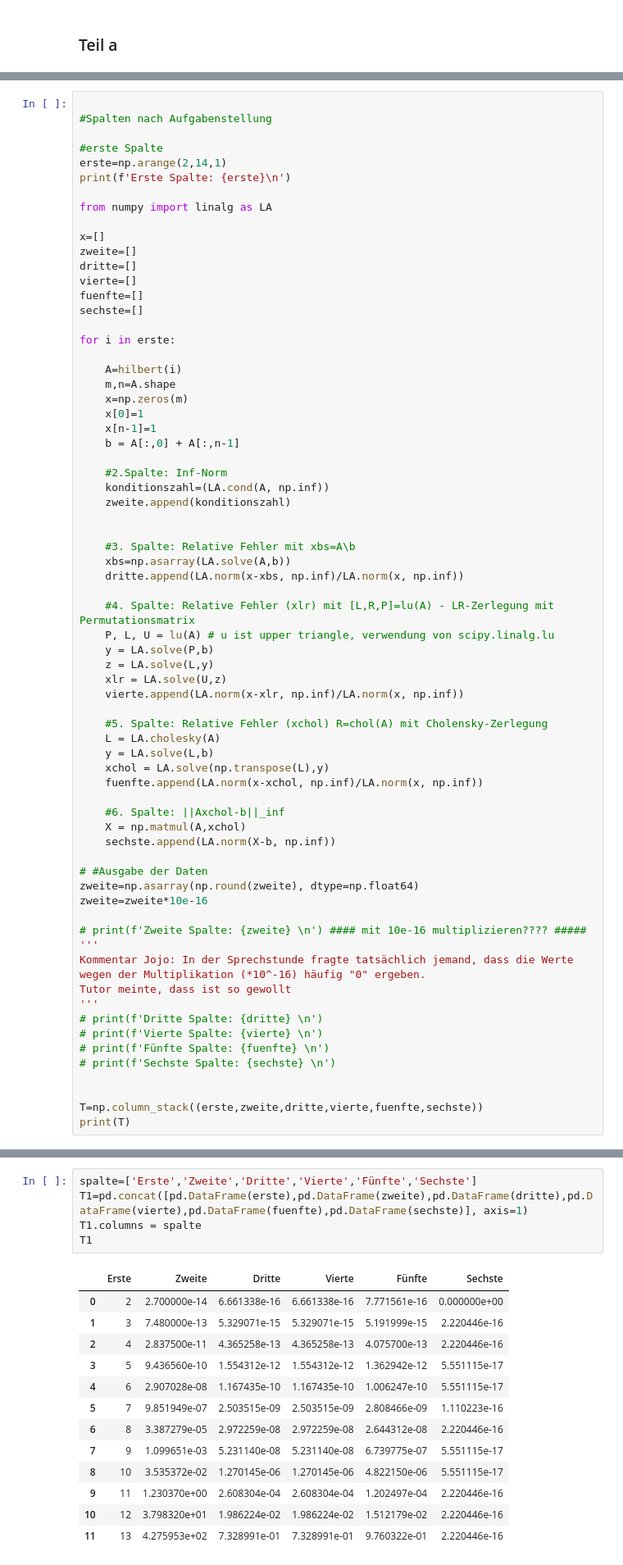
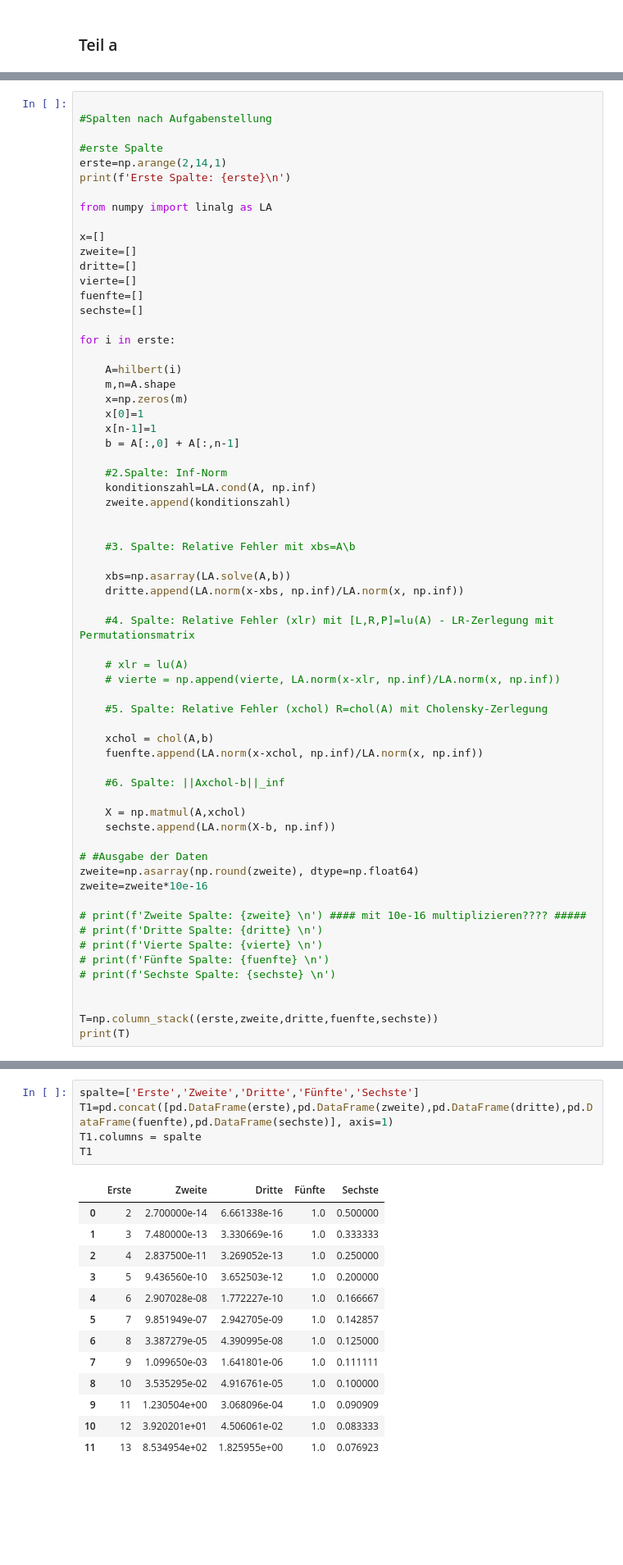
Before and after one commit to Javiermateor/Numerische-Mathematik-I-fuer-Ingenieure, a Jupyter notebook: HA2.ipynb, the cells around one changed output, grey strips where cells are left out. Shown at 82% size. Saved outputs shown, nothing was run; the diff lists cells and outputs as text; blank space fills up the shorter version.

```diff
--- a/HA2.ipynb
+++ b/HA2.ipynb
@@ -36,28 +82,27 @@ for i in erste:
     b = A[:,0] + A[:,n-1]
 
     #2.Spalte: Inf-Norm
-    konditionszahl=(LA.cond(A, np.inf))
+    konditionszahl=LA.cond(A, np.inf)
     zweite.append(konditionszahl)
 
 
     #3. Spalte: Relative Fehler mit xbs=A\b
+
     xbs=np.asarray(LA.solve(A,b))
     dritte.append(LA.norm(x-xbs, np.inf)/LA.norm(x, np.inf))
 
     #4. Spalte: Relative Fehler (xlr) mit [L,R,P]=lu(A) - LR-Zerlegung mit Permutationsmatrix
-    P, L, U = lu(A) # u ist upper triangle, verwendung von scipy.linalg.lu
-    y = LA.solve(P,b)
-    z = LA.solve(L,y)
-    xlr = LA.solve(U,z)
-    vierte.append(LA.norm(x-xlr, np.inf)/LA.norm(x, np.inf))
+
+    # xlr = lu(A)
+    # vierte = np.append(vierte, LA.norm(x-xlr, np.inf)/LA.norm(x, np.inf))
 
     #5. Spalte: Relative Fehler (xchol) R=chol(A) mit Cholensky-Zerlegung
-    L = LA.cholesky(A)
-    y = LA.solve(L,b)
-    xchol = LA.solve(np.transpose(L),y)
+
+    xchol = chol(A,b)
     fuenfte.append(LA.norm(x-xchol, np.inf)/LA.norm(x, np.inf))
 
     #6. Spalte: ||Axchol-b||_inf
+
     X = np.matmul(A,xchol)
     sechste.append(LA.norm(X-b, np.inf))
 
@@ -66,17 +111,13 @@ zweite=np.asarray(np.round(zweite), dtype=np.float64)
 zweite=zweite*10e-16
 
 # print(f'Zweite Spalte: {zweite} \n') #### mit 10e-16 multiplizieren???? #####
-'''
-Kommentar Jojo: In der Sprechstunde fragte tatsächlich jemand, dass die Werte wegen der Multiplikation (*10^-16) häufig "0" ergeben.
-Tutor meinte, dass ist so gewollt
-'''
 # print(f'Dritte Spalte: {dritte} \n')
 # print(f'Vierte Spalte: {vierte} \n')
 # print(f'Fünfte Spalte: {fuenfte} \n')
 # print(f'Sechste Spalte: {sechste} \n')
 
 
-T=np.column_stack((erste,zweite,dritte,vierte,fuenfte,sechste))
+T=np.column_stack((erste,zweite,dritte,fuenfte,sechste))
 print(T)
 # %% [output]
 Erste Spalte: [ 2  3  4  5  6  7  8  9 10 11 12 13]
@@ -99,22 +140,22 @@ Erste Spalte: [ 2  3  4  5  6  7  8  9 10 11 12 13]
 # %%
-spalte=['Erste','Zweite','Dritte','Vierte','Fünfte','Sechste']
-T1=pd.concat([pd.DataFrame(erste),pd.DataFrame(zweite),pd.DataFrame(dritte),pd.DataFrame(vierte),pd.DataFrame(fuenfte),pd.DataFrame(sechste)], axis=1)
+spalte=['Erste','Zweite','Dritte','Fünfte','Sechste']
+T1=pd.concat([pd.DataFrame(erste),pd.DataFrame(zweite),pd.DataFrame(dritte),pd.DataFrame(fuenfte),pd.DataFrame(sechste)], axis=1)
 T1.columns = spalte
 T1
 # %% [output]
-|  | Erste | Zweite | Dritte | Vierte | Fünfte | Sechste |
-| 0 | 2 | 2.700000e-14 | 6.661338e-16 | 6.661338e-16 | 7.771561e-16 | 0.000000e+00 |
-| 1 | 3 | 7.480000e-13 | 5.329071e-15 | 5.329071e-15 | 5.191999e-15 | 2.220446e-16 |
-| 2 | 4 | 2.837500e-11 | 4.365258e-13 | 4.365258e-13 | 4.075700e-13 | 2.220446e-16 |
-| 3 | 5 | 9.436560e-10 | 1.554312e-12 | 1.554312e-12 | 1.362942e-12 | 5.551115e-17 |
-| 4 | 6 | 2.907028e-08 | 1.167435e-10 | 1.167435e-10 | 1.006247e-10 | 5.551115e-17 |
-| 5 | 7 | 9.851949e-07 | 2.503515e-09 | 2.503515e-09 | 2.808466e-09 | 1.110223e-16 |
-| 6 | 8 | 3.387279e-05 | 2.972259e-08 | 2.972259e-08 | 2.644312e-08 | 2.220446e-16 |
-| 7 | 9 | 1.099651e-03 | 5.231140e-08 | 5.231140e-08 | 6.739775e-07 | 5.551115e-17 |
-| 8 | 10 | 3.535372e-02 | 1.270145e-06 | 1.270145e-06 | 4.822150e-06 | 5.551115e-17 |
-| 9 | 11 | 1.230370e+00 | 2.608304e-04 | 2.608304e-04 | 1.202497e-04 | 2.220446e-16 |
-| 10 | 12 | 3.798320e+01 | 1.986224e-02 | 1.986224e-02 | 1.512179e-02 | 2.220446e-16 |
-| 11 | 13 | 4.275953e+02 | 7.328991e-01 | 7.328991e-01 | 9.760322e-01 | 2.220446e-16 |
+|  | Erste | Zweite | Dritte | Fünfte | Sechste |
+| 0 | 2 | 2.700000e-14 | 6.661338e-16 | 1.0 | 0.500000 |
+| 1 | 3 | 7.480000e-13 | 3.330669e-16 | 1.0 | 0.333333 |
+| 2 | 4 | 2.837500e-11 | 3.269052e-13 | 1.0 | 0.250000 |
+| 3 | 5 | 9.436560e-10 | 3.652503e-12 | 1.0 | 0.200000 |
+| 4 | 6 | 2.907028e-08 | 1.772227e-10 | 1.0 | 0.166667 |
+| 5 | 7 | 9.851949e-07 | 2.942705e-09 | 1.0 | 0.142857 |
+| 6 | 8 | 3.387279e-05 | 4.390995e-08 | 1.0 | 0.125000 |
+| 7 | 9 | 1.099650e-03 | 1.641801e-06 | 1.0 | 0.111111 |
+| 8 | 10 | 3.535295e-02 | 4.916761e-05 | 1.0 | 0.100000 |
+| 9 | 11 | 1.230504e+00 | 3.068096e-04 | 1.0 | 0.090909 |
+| 10 | 12 | 3.920201e+01 | 4.506061e-02 | 1.0 | 0.083333 |
+| 11 | 13 | 8.534954e+02 | 1.825955e+00 | 1.0 | 0.076923 |
 # %%
 def lu(A):
     m,n=A.shape
```
Also changed, not shown: parts of 8 cells of this notebook.
